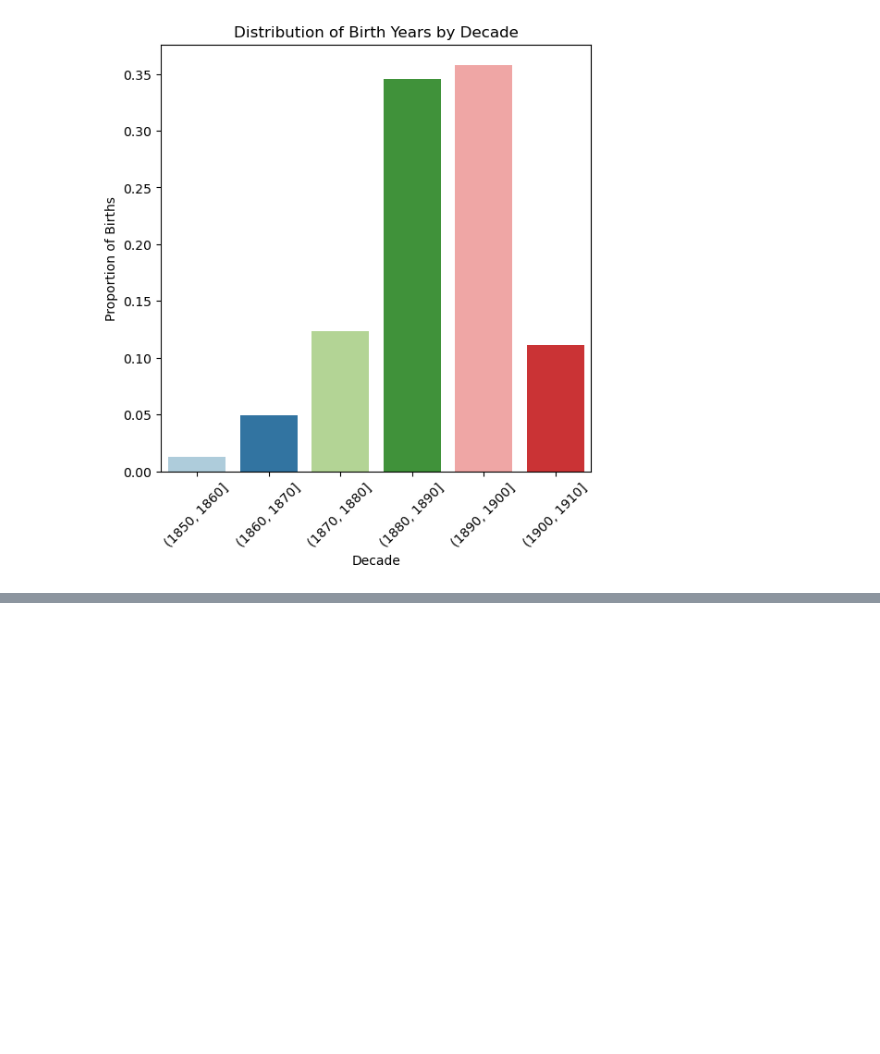
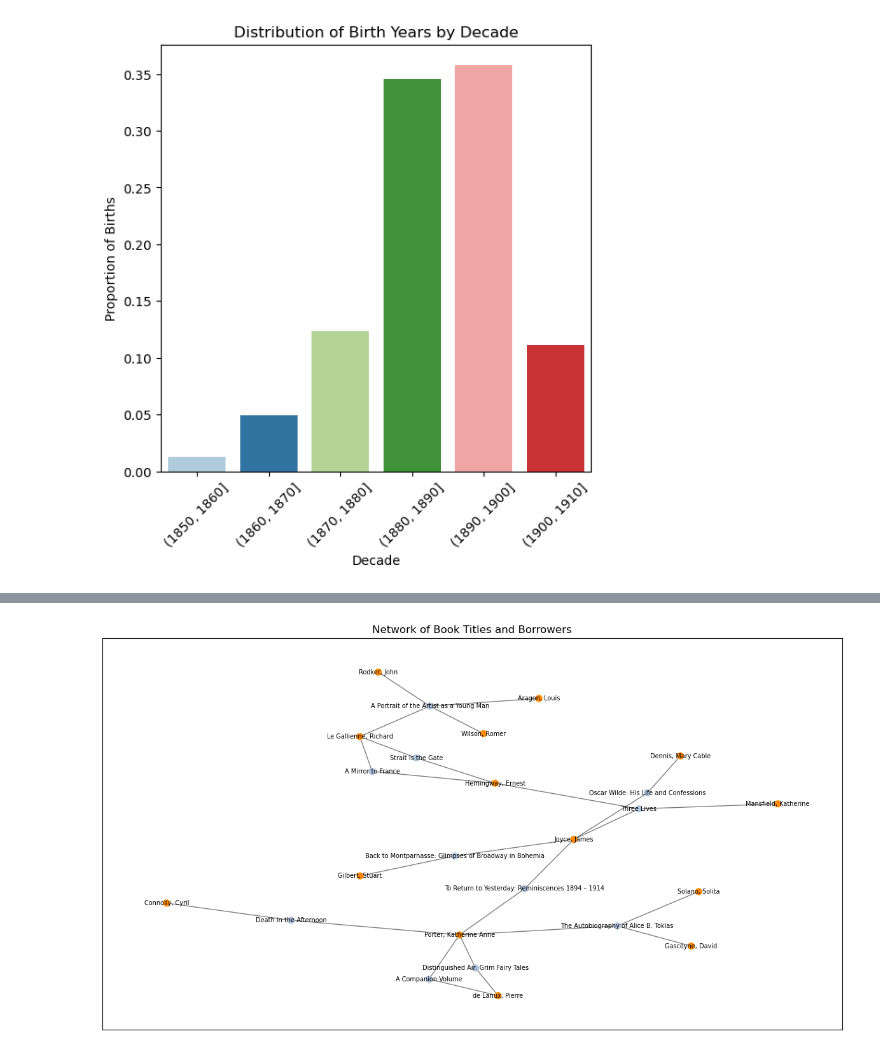
Before and after one commit to dittm/data-science-submission, a Jupyter notebook: analysis/eda.ipynb, the cells around one changed output, grey strips where cells are left out. Saved outputs shown, nothing was run; the diff lists cells and outputs as text; code cells hidden in the pictures; blank space fills up the shorter version.

```diff
--- a/analysis/eda.ipynb
+++ b/analysis/eda.ipynb
@@ -434,0 +423,3 @@ plt.show()
+# %%
+books_by_member_events = events[events['item_authors'].isin(member_is_author['name'])]
+books_by_member_events.shape
@@ -434,0 +539,32 @@ plt.show()
+# %%
+# Convert pivot table to edge list
+edge_list = user_book_matrix.stack().reset_index()
+edge_list.columns = ['member_sort_names', 'item_title', 'borrowed']
+edge_list = edge_list[edge_list['borrowed'] > 0]
+
+# Filter books that were only borrowed once overall
+book_counts = edge_list['item_title'].value_counts()
+books_multi_borrowed = book_counts[book_counts > 1].index
+edge_list = edge_list[edge_list['item_title'].isin(books_multi_borrowed)]
+
+# Create a graph from the edge list
+G_T = nx.from_pandas_edgelist(edge_list, source='item_title', target='member_sort_names', create_using=nx.Graph())
+
+# Visualization
+plt.figure(figsize=(15, 8))
+pos = nx.spring_layout(G_T,  seed=42, k=0.2, iterations=25)  # Positions for all nodes
+#0.3
+#0.6
+
+# Assign colors to nodes
+node_colors = ['lightsteelblue' if node in edge_list['item_title'].unique() else 'darkorange' for node in G_T]
+
+# Draw nodes and edges with the assigned colors
+nx.draw_networkx_nodes(G_T, pos, node_color=node_colors, node_size=50)
+nx.draw_networkx_edges(G_T, pos, alpha=0.5)
+nx.draw_networkx_labels(G_T, pos, font_size=7)
+
+plt.title('Network of Book Titles and Borrowers')
+plt.show()
+# %% [output]
+[figure, added]
```
Also changed, not shown: parts of 28 cells of this notebook.
